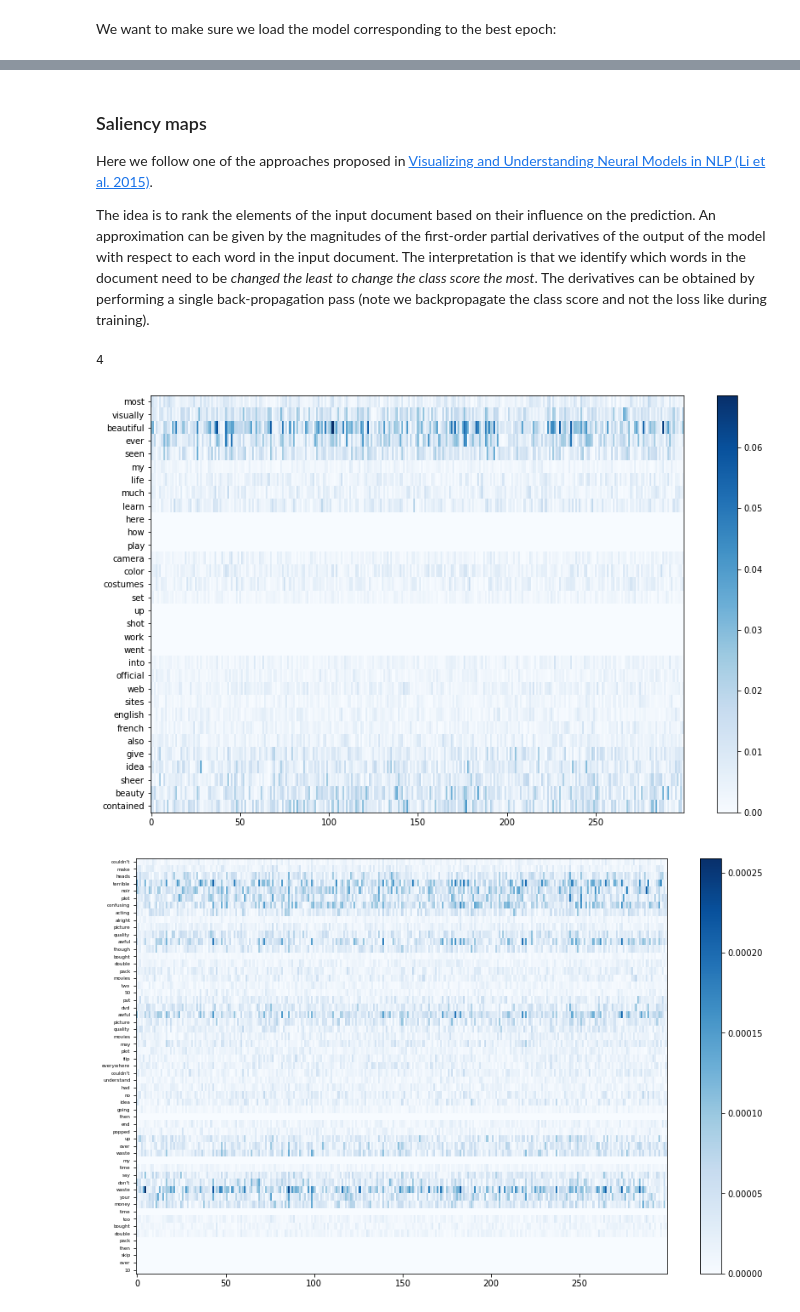
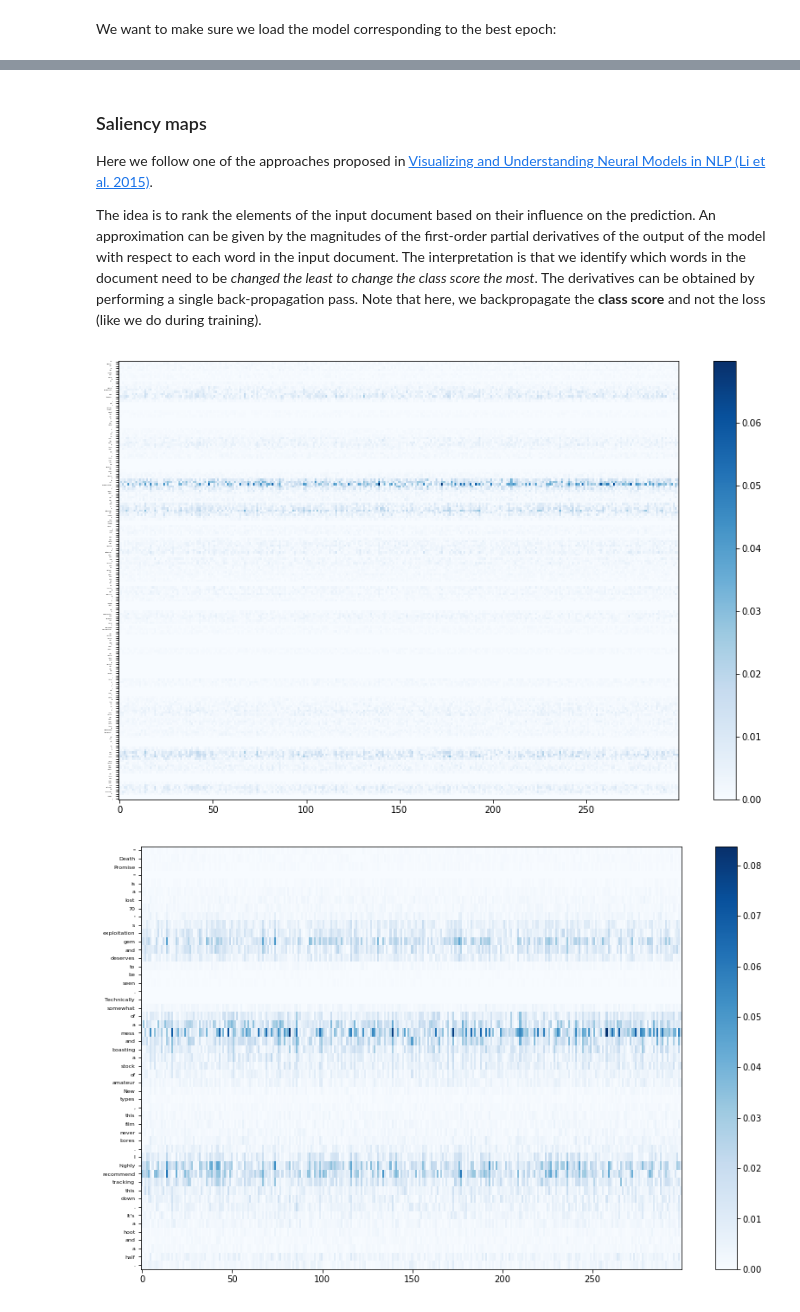
Before and after one commit to Tixierae/deep_learning_NLP, a Jupyter notebook: cnn_imdb.ipynb, the cells around one changed output, grey strips where cells are left out. Drawn from its saved outputs; the diff is of its cells as text; code cells hidden in the pictures.

```diff
--- a/cnn_imdb.ipynb
+++ b/cnn_imdb.ipynb
@@ -25,14 +25,23 @@ from gensim.models.word2vec import Word2Vec
 
 from keras.models import Model, load_model
 from keras import backend as K
-from keras.layers import Input, Embedding, Dropout, Conv1D, GlobalMaxPooling1D, Dense
+from keras.layers import Input, Embedding, Dropout, Conv1D, GlobalMaxPooling1D, Dense, Concatenate
 from keras.callbacks import EarlyStopping, ModelCheckpoint
 
 print('packages loaded')
 
+def extract_regions(tokens, filter_size):
+    regions = []
+    regions.append(' '.join(tokens[:filter_size]))
+    for i in range(filter_size, len(tokens)):
+        regions.append(' '.join(tokens[(i-filter_size+1):(i+1)]))
+    return regions
+
+print('functions defined')
+
 # make sure you replace the root path with your own!
 path_root = 'C:\\Users\\mvazirg\\Desktop\\M2 graph & text\\Lab4_deep_learning\\final\\final\\'
-path_to_IMDB = path_root + 'data\\'
+path_to_IMDB = path_root + 'new_data\\'
 path_to_pretrained_wv = 'G:\\'
 path_to_plot = path_root
 path_to_save = path_root
@@ -53,20 +64,21 @@ Let's set the values of our parameters. Below are some explanations about the ro
 # %%
 use_pretrained = True
-name_save = 'my_cnn_test.hdf5'
+name_save = 'my_cnn_two_branches.hdf5'
 print('best model will be saved with name:',name_save)
 
-max_features = int(1e4)
-stpwd_thd = 50
-max_size = 150
+max_features = int(2e4)
+stpwd_thd = 1
+max_size = 200
 word_vector_dim = int(3e2)
-do_static = True
-nb_filters = 100
-filter_size = 3
+do_static = False
+nb_filters = 150
+filter_size_a = 3
+filter_size_b = 4
 drop_rate = 0.3
 batch_size = 64
-nb_epoch =  5
+nb_epoch = 6
 my_optimizer = 'adam'
-my_patience = 1
+my_patience = 2
 
 if not use_pretrained:
     # if the embeddings are initialized randomly, using static mode doesn't make sense
@@ -484,30 +525,27 @@ most visually beautiful ever seen my life much learn here how play camera color
 ### Saliency maps
 Here we follow one of the approaches proposed in [Visualizing and Understanding Neural Models in NLP (Li et al. 2015)](https://arxiv.org/abs/1506.01066).
 
-The idea is to rank the elements of the input document based on their influence on the prediction. An approximation can be given by the magnitudes of the first-order partial derivatives of the output of the model with respect to each word in the input document. The interpretation is that we identify which words in the document need to be *changed the least to change the class score the most*. The derivatives can be obtained by performing a single back-propagation pass (note we backpropagate the class score and not the loss like during training).
+The idea is to rank the elements of the input document based on their influence on the prediction. An approximation can be given by the magnitudes of the first-order partial derivatives of the output of the model with respect to each word in the input document. The interpretation is that we identify which words in the document need to be *changed the least to change the class score the most*. The derivatives can be obtained by performing a single back-propagation pass. Note that here, we backpropagate the **class score** and not the loss (like we do during training).
-# %%
-print(len(x_test_subset))
-# %% [output]
-4
 # %%
 input_tensors = [model.input, K.learning_phase()]
-saliency_input = model.layers[3].input # before convolution
-saliency_output = model.layers[6].output # class score
+saliency_input = model.layers[2].output # before split into branches
+saliency_output = model.layers[11].output # class score
 gradients = model.optimizer.get_gradients(saliency_output,saliency_input)
 compute_gradients = K.function(inputs=input_tensors,outputs=gradients)
 
-for doc in [x_test_subset[1],x_test_subset[3]]:
+for idx,doc in enumerate(x_test_my_idxs):
     matrix = compute_gradients([np.array([doc]),0])[0][0,:,:]
     tokens = [index_to_word[elt] for elt in doc if elt!=0]
     to_plot = np.absolute(matrix[:len(tokens),:])
     fig, ax = plt.subplots()
     heatmap = ax.imshow(to_plot, cmap=plt.cm.Blues, interpolation='nearest',aspect='auto')
     ax.set_yticks(np.arange(len(tokens)))
     ax.set_yticklabels(tokens)
     ax.tick_params(axis='y', which='major', labelsize=32*10/len(tokens))
     fig.colorbar(heatmap)
     fig.set_size_inches(14,9)
+    fig.savefig(path_to_plot+'saliency_'+str(idx)+'.pdf',bbox_inches='tight')
     fig.show()
 # %% [output]
-[figure, old version]
+[figure, new version]
-[figure, old version]
+[figure, new version]
```
Also changed, not shown: parts of 23 cells of this notebook.
